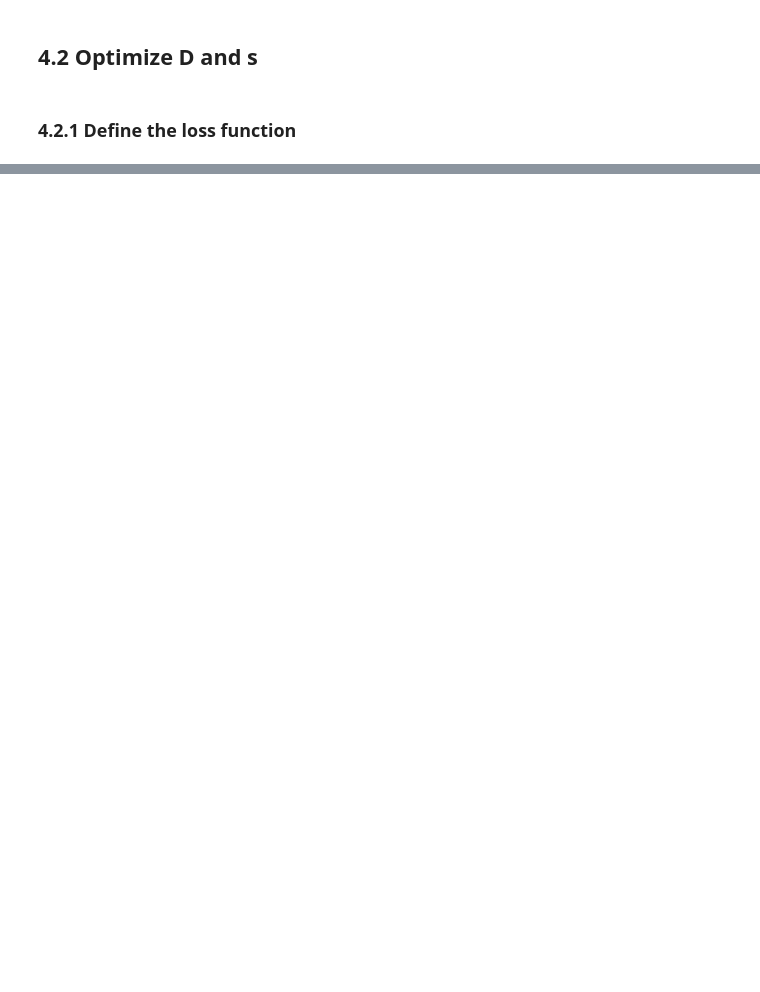
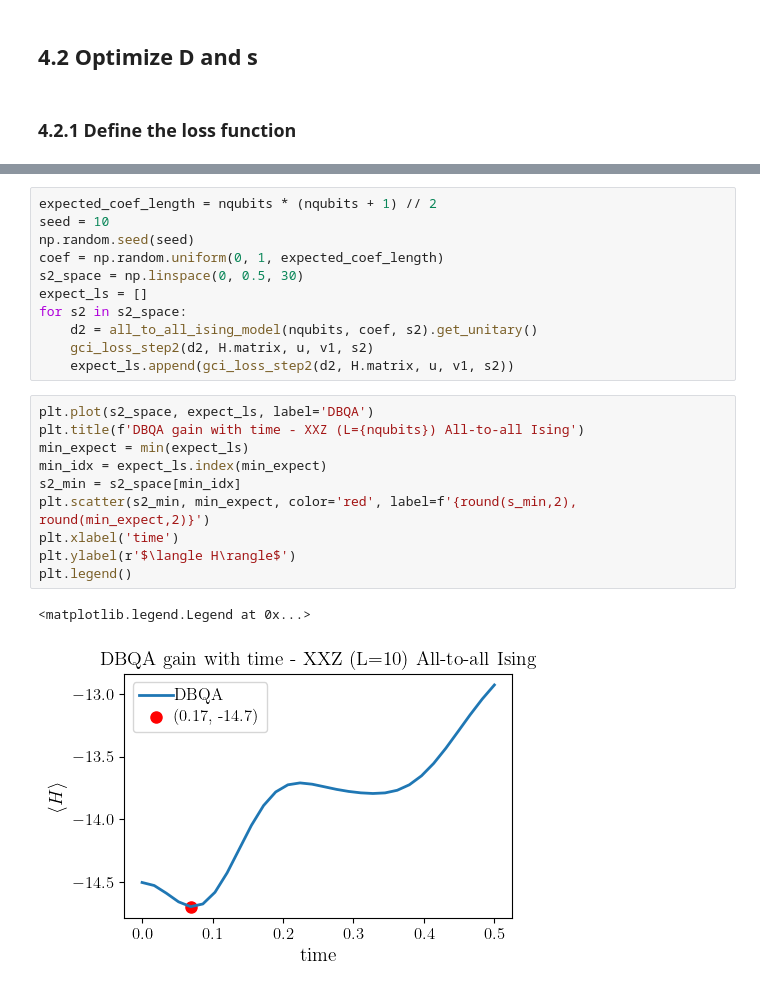
Before and after one commit to qiboteam/boostvqe, a Jupyter notebook: notebooks/quantinuum_native_gate_dbqa.ipynb, the cells around one changed output, grey strips where cells are left out. Saved outputs shown, nothing was run; the diff lists cells and outputs as text; blank space fills up the shorter version.

```diff
--- a/notebooks/quantinuum_native_gate_dbqa.ipynb
+++ b/notebooks/quantinuum_native_gate_dbqa.ipynb
@@ -1163,0 +1363,24 @@ plt.legend()
+# %%
+expected_coef_length = nqubits * (nqubits + 1) // 2
+seed = 10
+np.random.seed(seed)
+coef = np.random.uniform(0, 1, expected_coef_length)
+s2_space = np.linspace(0, 0.5, 30)
+expect_ls = []
+for s2 in s2_space:
+    d2 = all_to_all_ising_model(nqubits, coef, s2).get_unitary()
+    gci_loss_step2(d2, H.matrix, u, v1, s2)
+    expect_ls.append(gci_loss_step2(d2, H.matrix, u, v1, s2))
+# %%
+plt.plot(s2_space, expect_ls, label='DBQA')
+plt.title(f'DBQA gain with time - XXZ (L={nqubits}) All-to-all Ising')
+min_expect = min(expect_ls)
+min_idx = expect_ls.index(min_expect)
+s2_min = s2_space[min_idx]
+plt.scatter(s2_min, min_expect, color='red', label=f'{round(s_min,2), round(min_expect,2)}')
+plt.xlabel('time')
+plt.ylabel(r'$\langle H\rangle$')
+plt.legend()
+# %% [output]
+<matplotlib.legend.Legend at 0x...>
+[figure, added]
```
Also changed, not shown: parts of 28 cells of this notebook.
